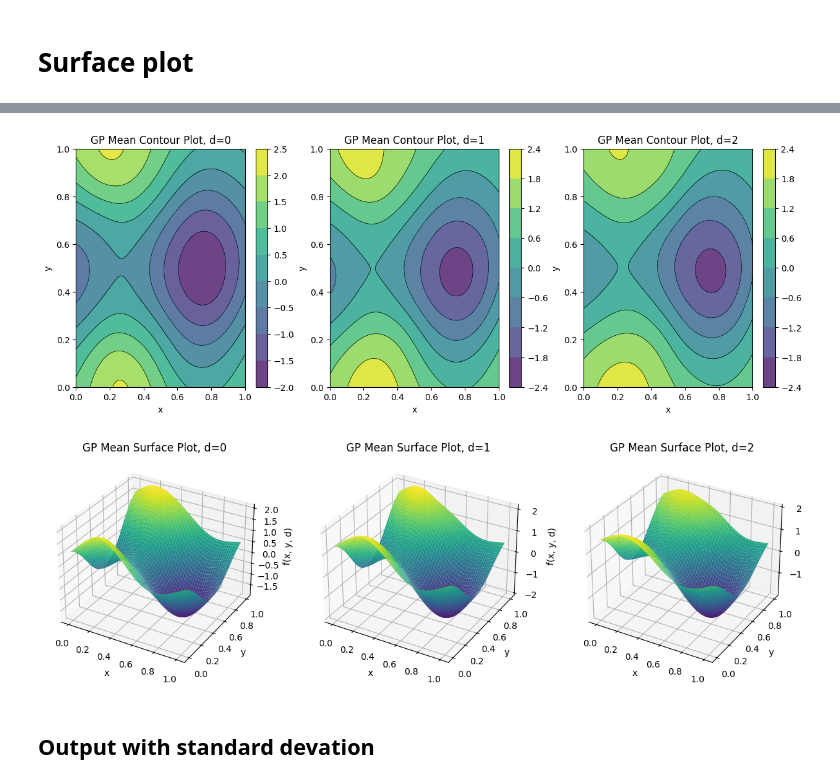
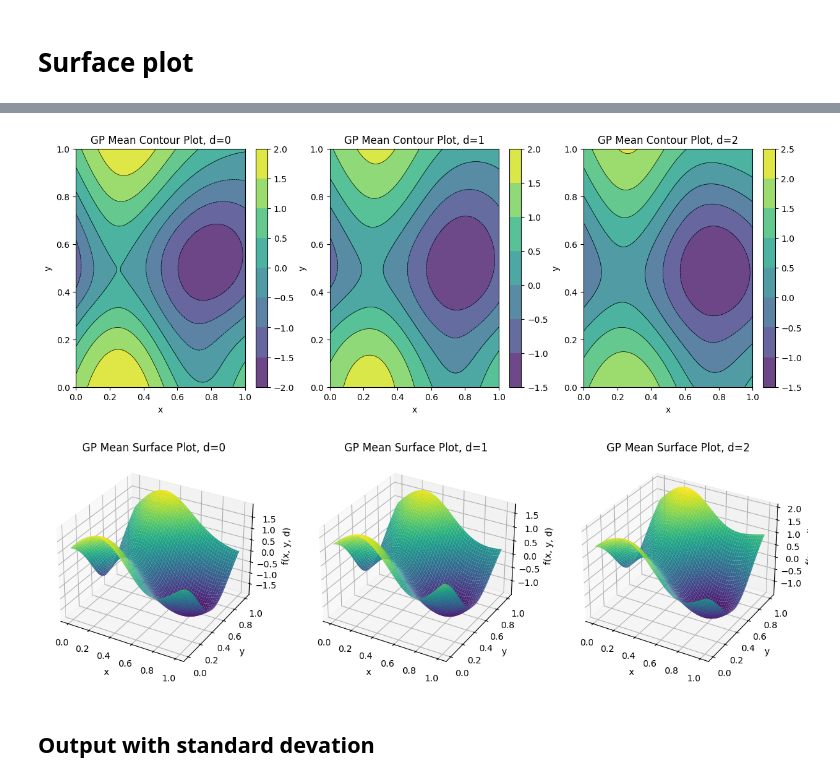
Before and after one commit to matthjs/BachelorProject, a Jupyter notebook: notebooks/GPviz.ipynb, the cells around one changed output, grey strips where cells are left out. Cells and saved outputs as stored; diff of their text form; code cells hidden in the pictures.

```diff
--- a/notebooks/GPviz.ipynb
+++ b/notebooks/GPviz.ipynb
@@ -7,6 +9,8 @@ from botorch.models import SingleTaskGP
 from botorch import fit_gpytorch_mll
 from gpytorch.mlls import ExactMarginalLogLikelihood
 # %%
+from botorch.models import MixedSingleTaskGP
+
 
 # Step 1: Generate dummy data
 def generate_dummy_data(num_samples=50):
@@ -20,6 +24,8 @@ train_x, train_y = generate_dummy_data()
 
 # Step 2: Instantiate and train the GP model
 gp_model = SingleTaskGP(train_x, train_y)
+categorical_features = [2]  # The index of the discrete dimension
+gp_mixed_model = MixedSingleTaskGP(train_X=train_x, train_Y=train_y, cat_dims=categorical_features)
 mll = ExactMarginalLogLikelihood(gp_model.likelihood, gp_model)
 fit_gpytorch_mll(mll)
 
@@ -112,11 +114,16 @@ plot_gp_surface(gp_model, x_range, y_range, d_values, title='GP Mean Surface Plo
 # %%
 # Plot GP contours
-plot_gp_contours(gp_model, x_range, y_range, d_values, title='GP Mean Contour Plot')
+# plot_gp_contours(gp_model, x_range, y_range, d_values, title='GP Mean Contour Plot')
 # Plot GP surface plots
-plot_gp_surface(gp_model, x_range, y_range, d_values, title='GP Mean Surface Plot')
+# plot_gp_surface(gp_model, x_range, y_range, d_values, title='GP Mean Surface Plot')
+
+# Plot GP contours
+plot_gp_contours(gp_mixed_model, x_range, y_range, d_values, title='GP Mean Contour Plot')
+# Plot GP surface plots
+plot_gp_surface(gp_mixed_model, x_range, y_range, d_values, title='GP Mean Surface Plot')
 # %% [output]
-[figure, old version]
+[figure, new version]
-[figure, old version]
+[figure, new version]
 # %% [markdown]
 ## Output with standard devation
 # %%
```
Also changed, not shown: parts of 10 cells of this notebook, 4 other files.
